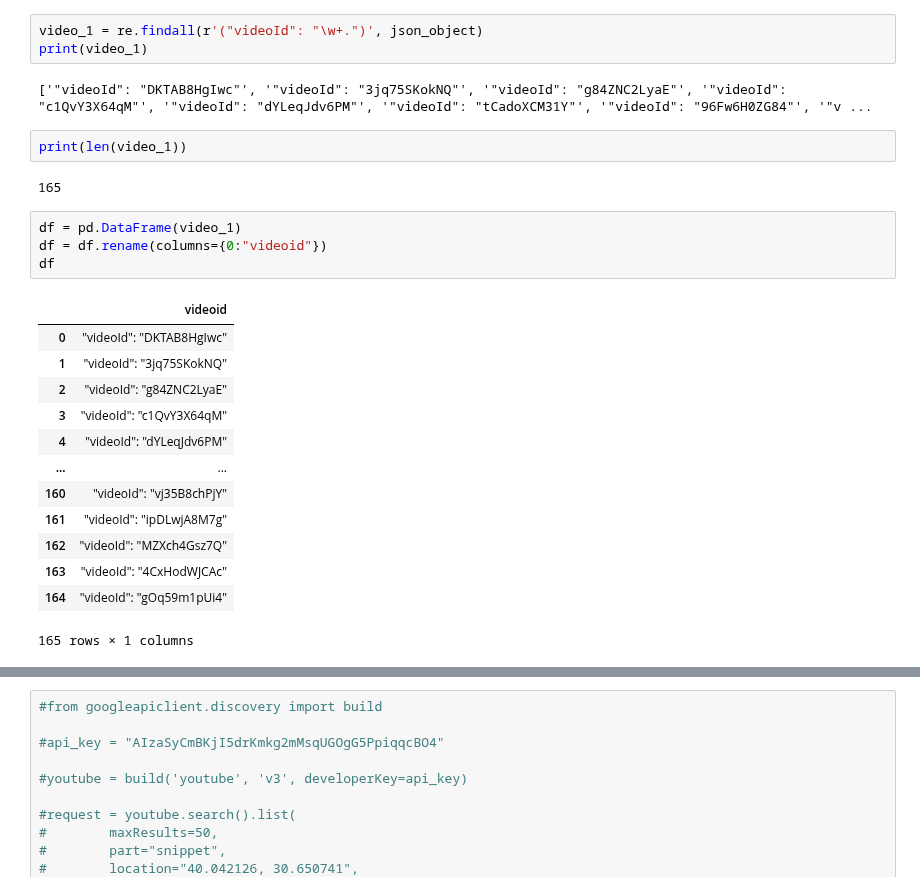
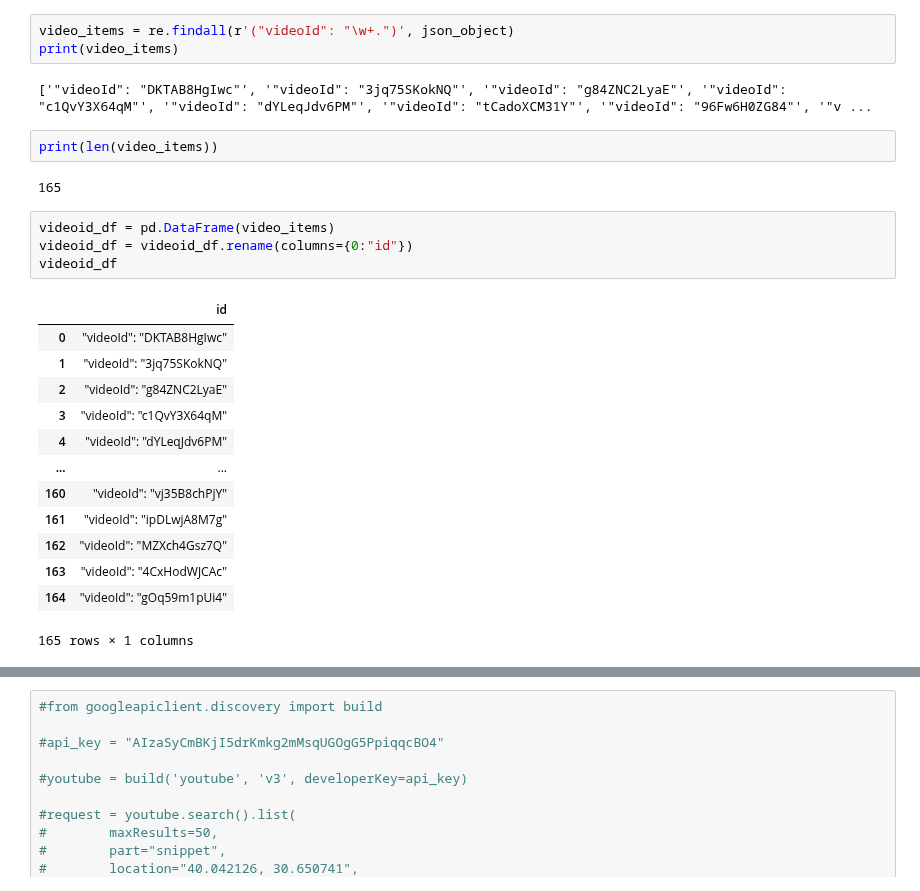
Before and after one commit to fidanfatih/Natural-Language-Processing, a Jupyter notebook: Hand On/Youtube Api/Youtube API.ipynb, the cells around one changed output, grey strips where cells are left out. Drawn from its saved outputs; the diff is of its cells as text.

```diff
--- a/Hand On/Youtube Api/Youtube API.ipynb
+++ b/Hand On/Youtube Api/Youtube API.ipynb
@@ -253,20 +253,20 @@ print(json_object)
     }
 ]
 # %%
-video_1 = re.findall(r'("videoId": "\w+.")', json_object)
-print(video_1)
+video_items = re.findall(r'("videoId": "\w+.")', json_object)
+print(video_items)
 # %% [output]
 ['"videoId": "DKTAB8HgIwc"', '"videoId": "3jq75SKokNQ"', '"videoId": "g84ZNC2LyaE"', '"videoId": "c1QvY3X64qM"', '"videoId": "dYLeqJdv6PM"', '"videoId": "tCadoXCM31Y"', '"videoId": "96Fw6H0ZG84"', '"v ...
 # %%
-print(len(video_1))
+print(len(video_items))
 # %% [output]
 165
 # %%
-df = pd.DataFrame(video_1)
-df = df.rename(columns={0:"videoid"})
-df
+videoid_df = pd.DataFrame(video_items)
+videoid_df = videoid_df.rename(columns={0:"id"})
+videoid_df
 # %% [output]
-|  | videoid |
+|  | id |
 | 0 | "videoId": "DKTAB8HgIwc" |
 | 1 | "videoId": "3jq75SKokNQ" |
 | 2 | "videoId": "g84ZNC2LyaE" |
```
Also changed, not shown: parts of 6 cells of this notebook, 2 other files.
